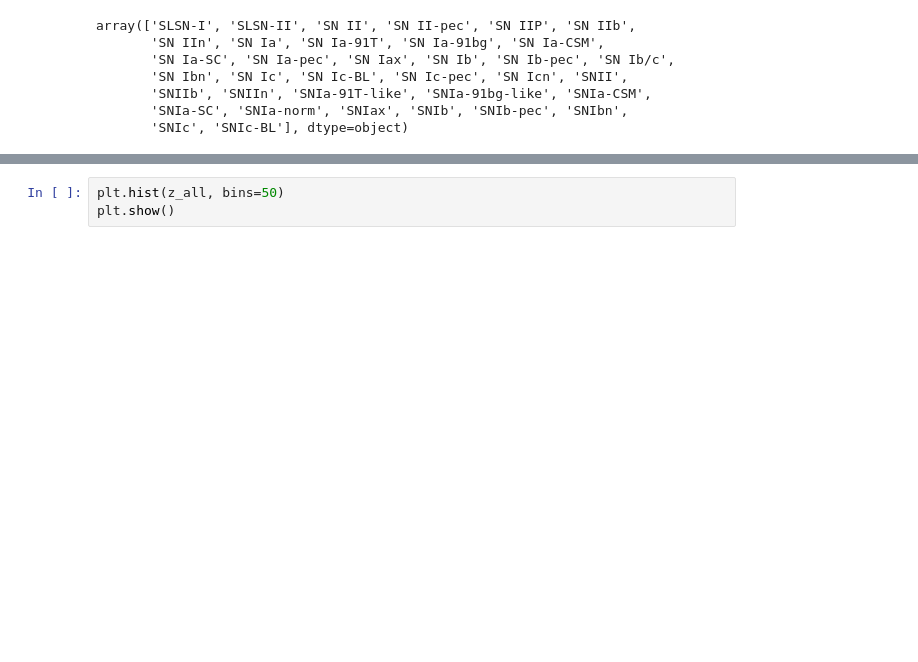
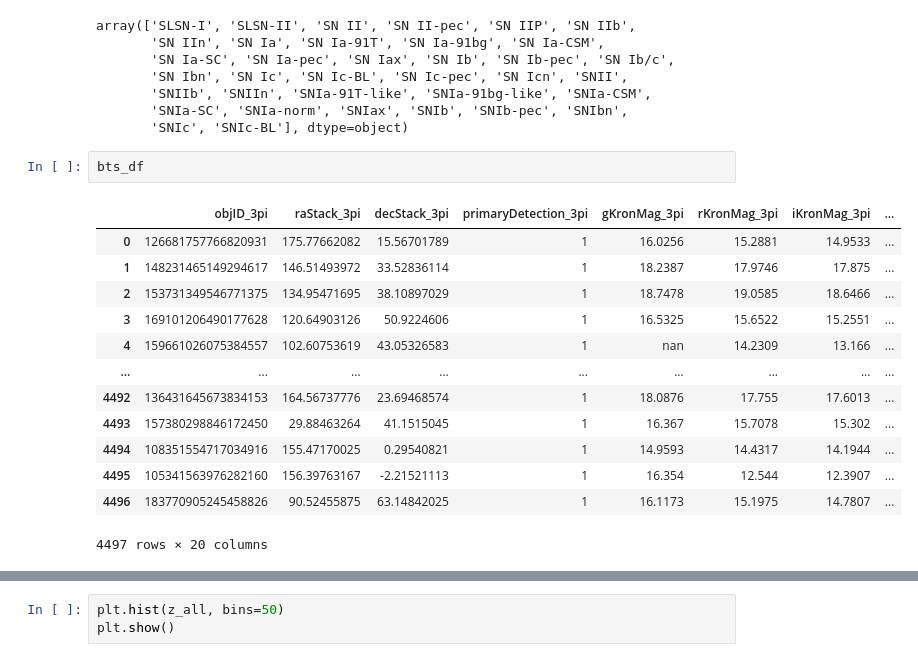
Before and after one commit to Adam-Boesky/astro_SPLASH, a Jupyter notebook: Paper/redshift_study.ipynb, the cells around one changed output, grey strips where cells are left out. Cells and saved outputs as stored; diff of their text form; blank space fills up the shorter version.

```diff
--- a/Paper/redshift_study.ipynb
+++ b/Paper/redshift_study.ipynb
@@ -182,6 +182,22 @@ array(['SLSN-I', 'SLSN-II', 'SN II', 'SN II-pec', 'SN IIP', 'SN IIb',
        'SNIIb', 'SNIIn', 'SNIa-91T-like', 'SNIa-91bg-like', 'SNIa-CSM',
        'SNIa-SC', 'SNIa-norm', 'SNIax', 'SNIb', 'SNIb-pec', 'SNIbn',
        'SNIc', 'SNIc-BL'], dtype=object)
+# %%
+bts_df
+# %% [output]
+|  | objID_3pi | raStack_3pi | decStack_3pi | primaryDetection_3pi | gKronMag_3pi | rKronMag_3pi | iKronMag_3pi | ... |
+| 0 | 126681757766820931 | 175.77662082 | 15.56701789 | 1 | 16.0256 | 15.2881 | 14.9533 | ... |
+| 1 | 148231465149294617 | 146.51493972 | 33.52836114 | 1 | 18.2387 | 17.9746 | 17.875 | ... |
+| 2 | 153731349546771375 | 134.95471695 | 38.10897029 | 1 | 18.7478 | 19.0585 | 18.6466 | ... |
+| 3 | 169101206490177628 | 120.64903126 | 50.9224606 | 1 | 16.5325 | 15.6522 | 15.2551 | ... |
+| 4 | 159661026075384557 | 102.60753619 | 43.05326583 | 1 | nan | 14.2309 | 13.166 | ... |
+| ... | ... | ... | ... | ... | ... | ... | ... | ... |
+| 4492 | 136431645673834153 | 164.56737776 | 23.69468574 | 1 | 18.0876 | 17.755 | 17.6013 | ... |
+| 4493 | 157380298846172450 | 29.88463264 | 41.1515045 | 1 | 16.367 | 15.7078 | 15.302 | ... |
+| 4494 | 108351554717034916 | 155.47170025 | 0.29540821 | 1 | 14.9593 | 14.4317 | 14.1944 | ... |
+| 4495 | 105341563976282160 | 156.39763167 | -2.21521113 | 1 | 16.354 | 12.544 | 12.3907 | ... |
+| 4496 | 183770905245458826 | 90.52455875 | 63.14842025 | 1 | 16.1173 | 15.1975 | 14.7807 | ... |
+4497 rows × 20 columns
 # %%
 # Compile all data into one array
 grizy_keys = ['gKronMag_3pi', 'rKronMag_3pi', 'iKronMag_3pi', 'zKronMag_3pi', 'yKronMag_3pi']
```
Also changed, not shown: parts of 10 cells of this notebook, 4 other files.
